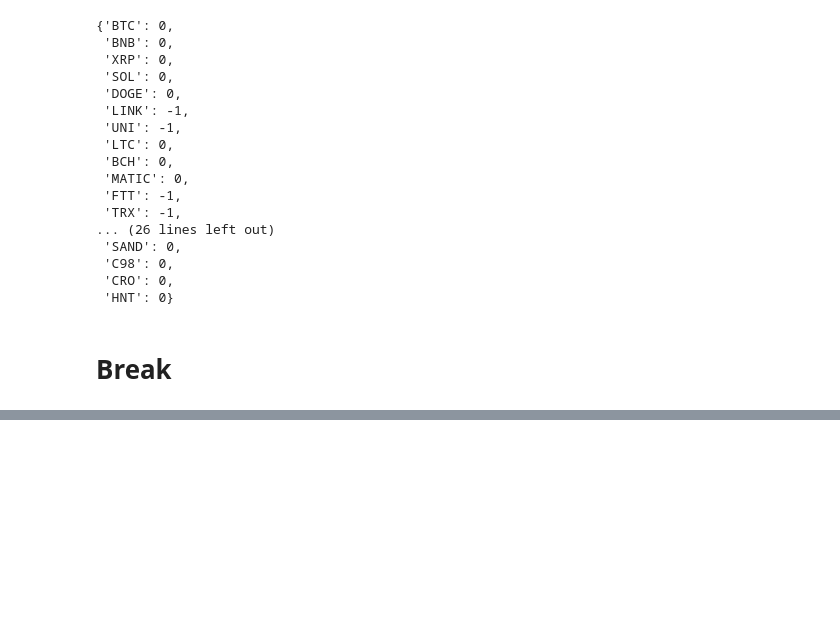
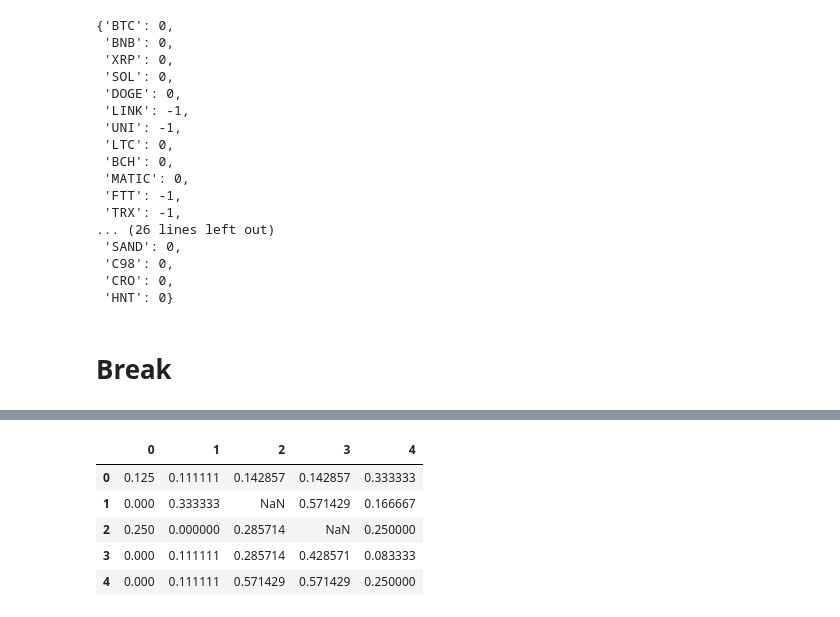
Before and after one commit to roymgabriel/6767-project3, a Jupyter notebook: roy_testing_notebook.ipynb, the cells around one changed output, grey strips where cells are left out. Cells and saved outputs as stored; diff of their text form; code cells hidden in the pictures; blank space fills up the shorter version.

```diff
--- a/roy_testing_notebook.ipynb
+++ b/roy_testing_notebook.ipynb
@@ -311,0 +308,9 @@ trading_signals
+# %%
+df / df.sum(axis=1)
+# %% [output]
+|  | 0 | 1 | 2 | 3 | 4 |
+| 0 | 0.125 | 0.111111 | 0.142857 | 0.142857 | 0.333333 |
+| 1 | 0.000 | 0.333333 | NaN | 0.571429 | 0.166667 |
+| 2 | 0.250 | 0.000000 | 0.285714 | NaN | 0.250000 |
+| 3 | 0.000 | 0.111111 | 0.285714 | 0.428571 | 0.083333 |
+| 4 | 0.000 | 0.111111 | 0.571429 | 0.571429 | 0.250000 |
```
Also changed, not shown: parts of 9 cells of this notebook, 2 other files.
